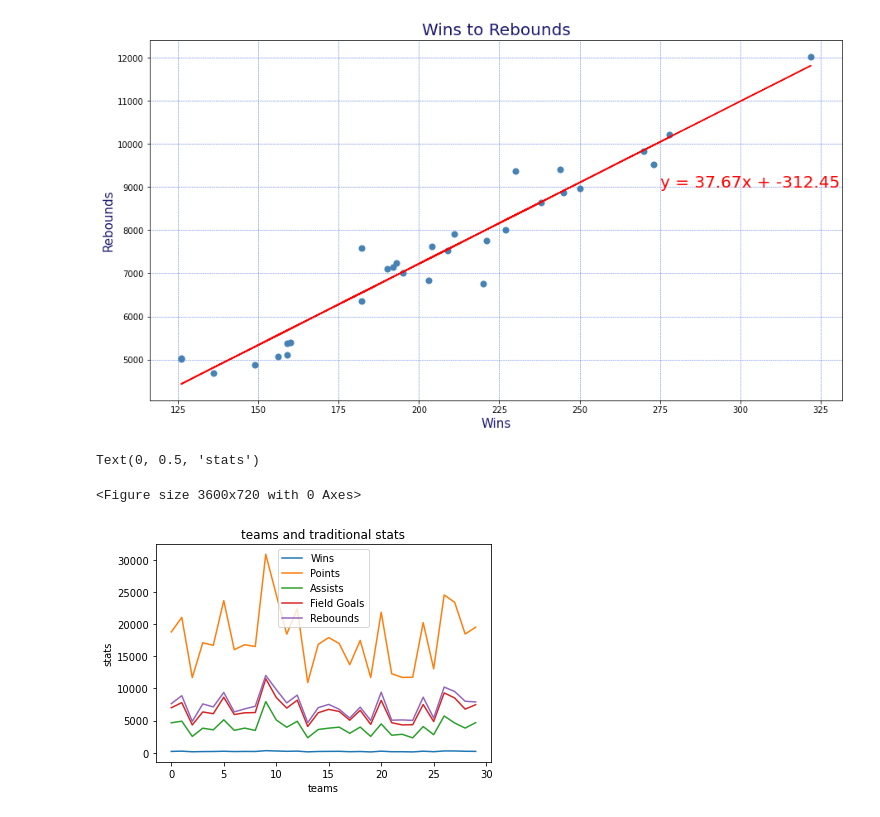
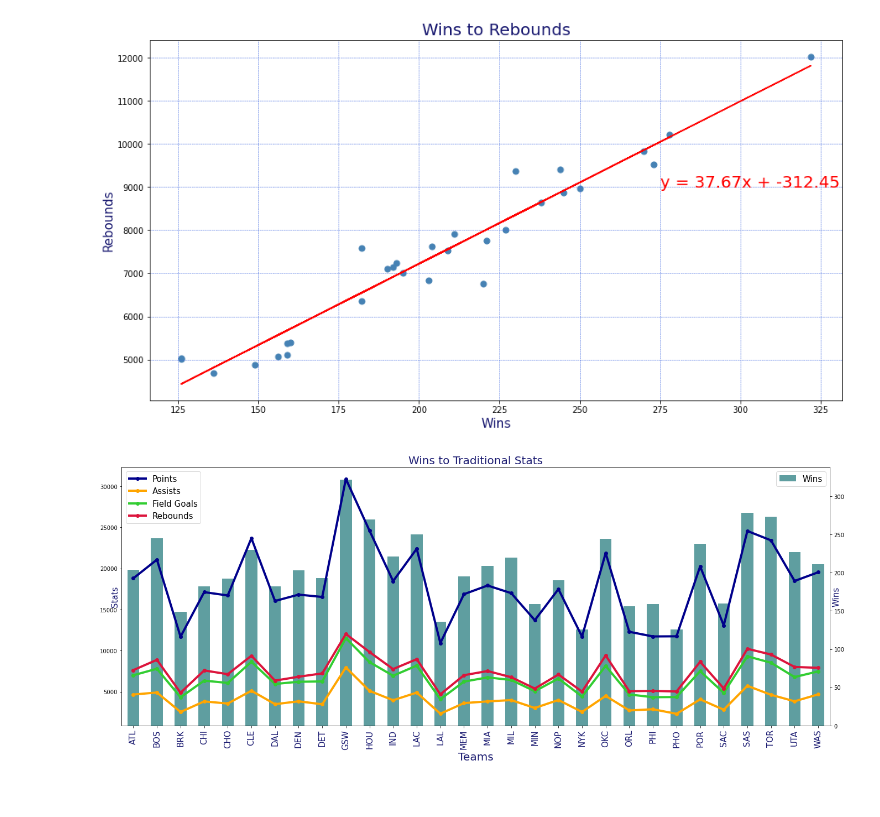
Before and after one commit to lovenalee/Ballers-Project1-Do-You-Really-Know-The-NBA-, a Jupyter notebook: team_traditional_stats.ipynb, the cells around one changed output. Saved outputs shown, nothing was run; the diff lists cells and outputs as text; code cells hidden in the pictures.

```diff
--- a/team_traditional_stats.ipynb
+++ b/team_traditional_stats.ipynb
@@ -186,31 +186,29 @@ the regression equation is: y = 37.67x + -312.45
 
 the r value is: 0.9669407233741091
 [figure]
-# %%
-x = traditional_stats.index
-y = traditional_stats['Wins']
-z = traditional_stats['Points']
-xx = traditional_stats['Assists']
-xy = traditional_stats['Field Goals']
-xz = traditional_stats['Rebounds']
-
-plt.figure(figsize=(50,10))
-fig, ax = plt.subplots()
-
-
-ax.plot(x,y)
-ax.plot(x,z)
-ax.plot(x,xx)
-ax.plot(x,xy)
-ax.plot(x,xz)
-
-
-
-ax.set_title('teams and traditional stats')
-ax.legend(['Wins','Points','Assists','Field Goals','Rebounds'])
-ax.xaxis.set_label_text('teams')
-ax.yaxis.set_label_text('stats')
-# %% [output]
-Text(0, 0.5, 'stats')
-<Figure size 3600x720 with 0 Axes>
-[figure, removed]
+# %%
+# charting team Traditional Stats against team Wins
+
+fig, ax1 = plt.subplots(figsize=(19, 8))
+ax2 = ax1.twinx()
+
+traditional_stats['Wins'].plot(kind='bar', color='cadetblue', ax=ax1)
+traditional_stats['Points'].plot(kind='line', marker='o', color='darkblue', linewidth=4, ax=ax2)
+traditional_stats['Assists'].plot(kind='line', marker='o', color='orange', linewidth=4,ax=ax2)
+traditional_stats['Field Goals'].plot(kind='line', marker='o', color='limegreen', linewidth=4,ax=ax2)
+traditional_stats['Rebounds'].plot(kind='line', marker='o', color='crimson', linewidth=4,ax=ax2)
+
+ax1.yaxis.tick_right()
+ax2.yaxis.tick_left()
+
+ax1.legend(['Wins'], loc='best',fontsize =15)
+ax2.legend(['Points','Assists','Field Goals','Rebounds'], loc='upper left', fontsize =15)
+ax1.set_title('Wins to Traditional Stats',fontsize =20, color='midnightblue')
+ax1.set_xticklabels(traditional_stats['Teams'],fontsize =15, color='midnightblue')
+ax1.set_xlabel('Teams',fontsize =20, color='midnightblue')
+ax1.set_ylabel('Stats',fontsize =15, color='midnightblue')
+ax2.set_ylabel('Wins',fontsize =15, color='midnightblue')
+fig.tight_layout()
+plt.show()
+# %% [output]
+[figure, added]
```
